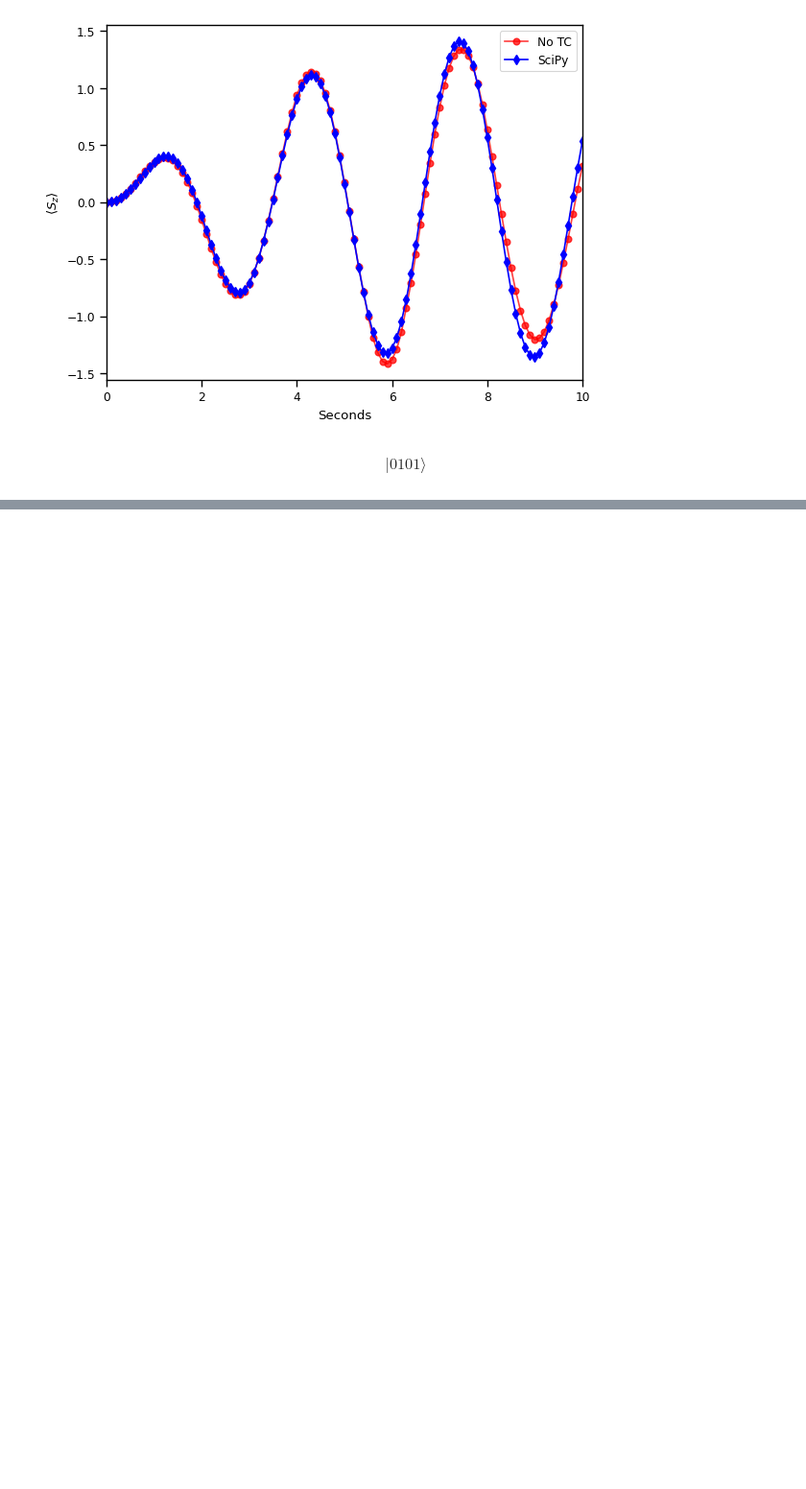
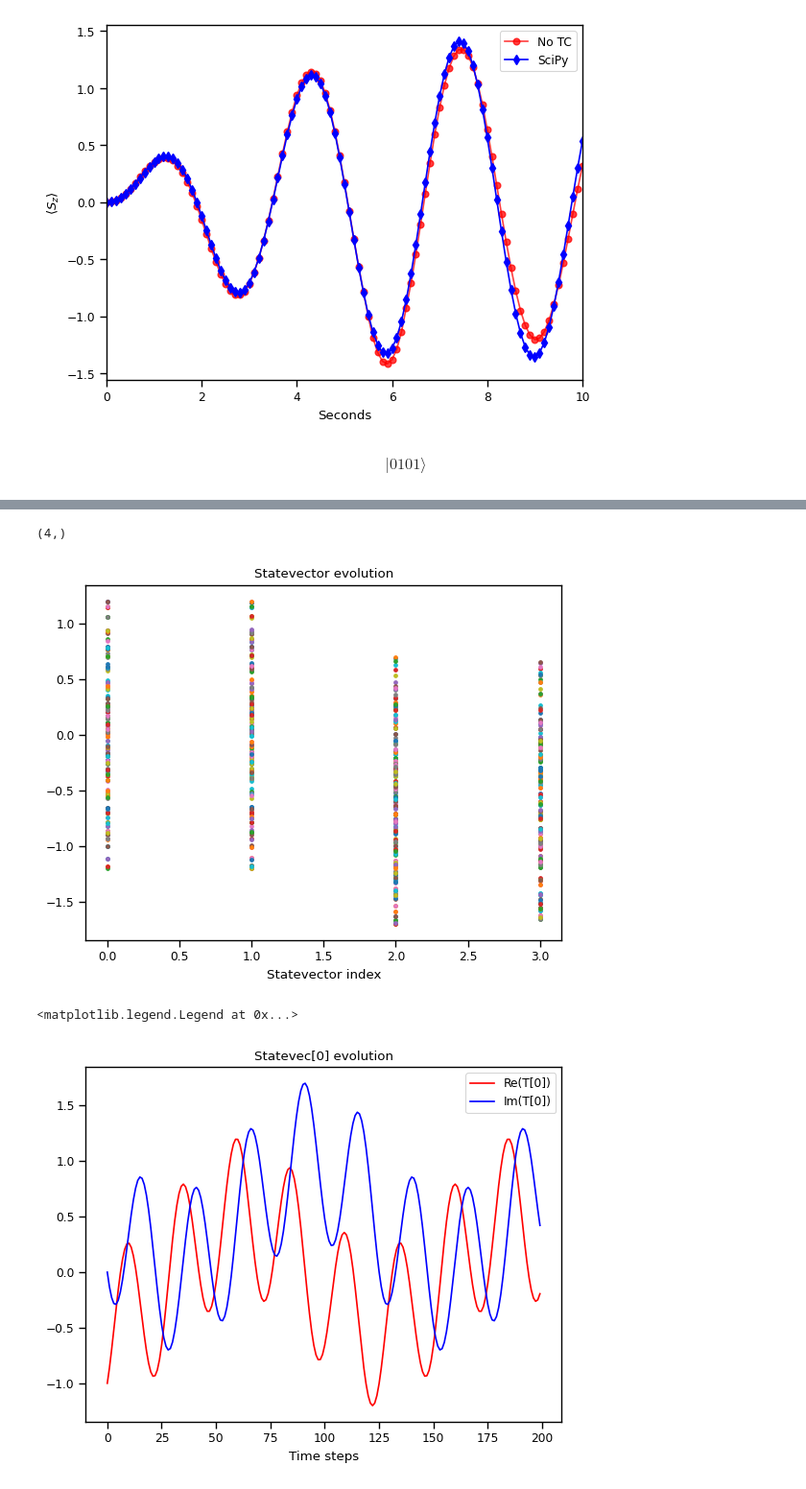
Before and after one commit to Magnusson6359/qiskit-algorithms, a Jupyter notebook: testing.ipynb, the cells around one changed output, grey strips where cells are left out. Shown at 96% size. Drawn from its saved outputs; the diff is of its cells as text; code cells hidden in the pictures; blank space fills up the shorter version.

```diff
--- a/testing.ipynb
+++ b/testing.ipynb
@@ -492,0 +533,54 @@ First value = 0.0
+# %%
+# Compare with test system
+hmat = hamiltonian_test.to_matrix()
+state = Statevector.from_int(0, 2**hamiltonian_test.num_qubits)
+test_circ = ansatz_test.assign_parameters(init_param_values_test)
+state = state.evolve(test_circ)
+statevec_0 = state.data
+
+print(statevec_0.shape)
+
+def time_evo(t):
+    return np.exp(-1j*hmat*t)@statevec_0
+
+times = np.linspace(0, total_time, num_timesteps)
+statevec_t = np.array([time_evo(t) for t in times])
+
+for statevec in statevec_t:
+    plt.plot(np.real(statevec), linestyle = "none", marker = ".", label = "t") # 5, 10 seems to be the important ones
+plt.xlabel("Statevector index")
+plt.title("Statevector evolution")
+plt.show()
+
+plt.figure()
+plt.plot(np.real(statevec_t[:,0]), "r-", label="Re(T[0])")
+plt.plot(np.imag(statevec_t[:,0]), "b-", label="Im(T[0])")
+plt.xlabel("Time steps")
+plt.title("Statevec[0] evolution")
+plt.legend()
+
+plt.figure()
+plt.plot(np.real(statevec_t[:,1]), "g-", label="Re(T[1])")
+plt.plot(np.imag(statevec_t[:,1]), "c-", label="Im(T[1])")
+plt.xlabel("Time steps")
+plt.title("Statevec[1] evolution")
+plt.legend()
+
+plt.figure()
+plt.plot(np.real(statevec_t[:,2]), "y-", label="Re(T[2])")
+plt.plot(np.imag(statevec_t[:,2]), "m-", label="Im(T[2])")
+plt.xlabel("Time steps")
+plt.title("Statevec[2] evolution")
+plt.legend()
+
+plt.figure()
+plt.plot(np.real(statevec_t[:,3]), "k-", label="Re(T[3])")
+plt.plot(np.imag(statevec_t[:,3]), "r-", label="Im(T[3])")
+plt.xlabel("Time steps")
+plt.title("Statevec[3] evolution")
+plt.legend()
+# %% [output]
+(4,)
+[figure, added]
+<matplotlib.legend.Legend at 0x...>
+[figure, added]
```
Also changed, not shown: parts of 5 cells of this notebook.
